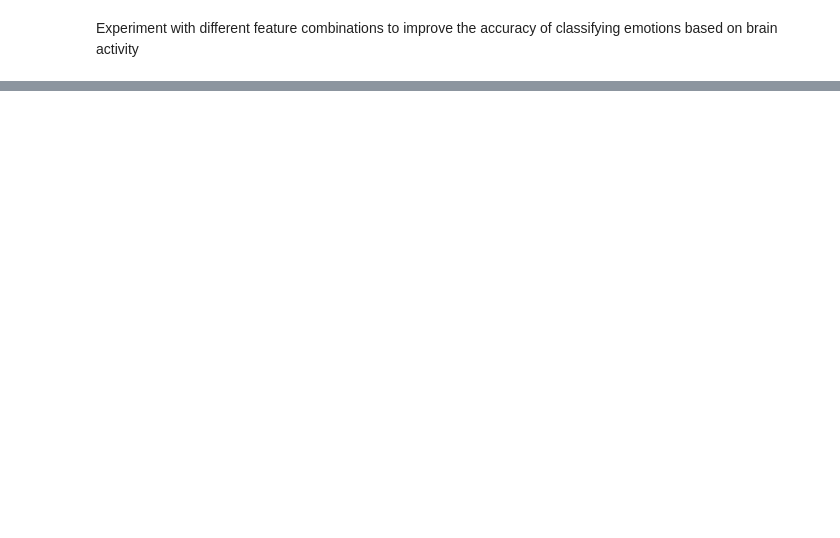
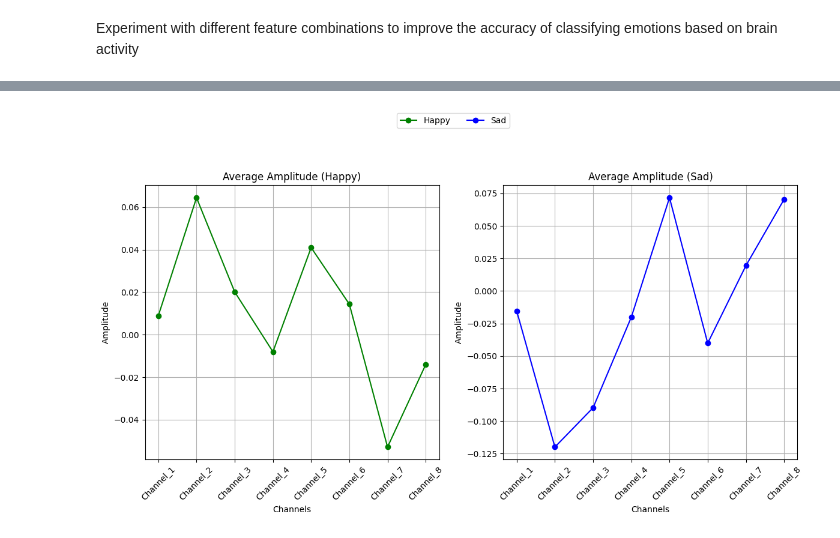
Before and after one commit to vinkrishna/ExpandingSenses, a Jupyter notebook: Chapter4.ipynb, the cells around one changed output, grey strips where cells are left out. Drawn from its saved outputs; the diff is of its cells as text; code cells hidden in the pictures; blank space fills up the shorter version.

```diff
--- a/Chapter4.ipynb
+++ b/Chapter4.ipynb
@@ -92,0 +169,60 @@ Experiment with different feature combinations to improve the accuracy of classi
+# %%
+import numpy as np
+import pandas as pd
+import matplotlib.pyplot as plt
+
+
+np.random.seed(42)
+
+# Simulate brain activity data (e.g., EEG signals)
+num_samples = 1000
+num_channels = 8
+brain_activity = np.random.randn(num_samples, num_channels)
+
+# Simulated emotion labels (e.g., "happy" or "sad")
+emotions = np.random.choice(["happy", "sad"], size=num_samples)
+
+# Creating a pandas DataFrame to store the data
+data = pd.DataFrame(brain_activity, columns=[f"Channel_{i+1}" for i in range(num_channels)])
+data["Emotion"] = emotions
+
+# Exploring the data and computing different features
+average_amplitude = data.select_dtypes(include=[np.number]).mean()  # Select numeric columns only
+frequency = np.fft.fft(brain_activity)
+
+# Create subplots for happy and sad emotions
+fig, axs = plt.subplots(1, 2, figsize=(12, 6))
+
+# Reset index of emotion Series and average_amplitude
+happy_emotion_mask = data["Emotion"] == "happy"
+happy_data = data.loc[happy_emotion_mask, data.columns[:-1]]
+
+sad_emotion_mask = data["Emotion"] == "sad"
+sad_data = data.loc[sad_emotion_mask, data.columns[:-1]]
+
+# Plot average amplitude for happy emotions (green)
+axs[0].plot(happy_data.mean(), marker='o', color='green', label='Happy')
+axs[0].set_title('Average Amplitude (Happy)')
+axs[0].set_xlabel('Channels')
+axs[0].set_ylabel('Amplitude')
+axs[0].set_xticks(range(num_channels))
+axs[0].set_xticklabels(happy_data.columns, rotation=45)
+axs[0].grid(True)
+
+# Plot average amplitude for sad emotions (blue)
+axs[1].plot(sad_data.mean(), marker='o', color='blue', label='Sad')
+axs[1].set_title('Average Amplitude (Sad)')
+axs[1].set_xlabel('Channels')
+axs[1].set_ylabel('Amplitude')
+axs[1].set_xticks(range(num_channels))
+axs[1].set_xticklabels(sad_data.columns, rotation=45)
+axs[1].grid(True)
+
+# Add a common legend
+fig.legend(loc='upper center', bbox_to_anchor=(0.5, 1.15), ncol=2)
+
+# Adjust layout and display plot
+plt.tight_layout()
+plt.show()
+# %% [output]
+[figure, added]
```
Also changed, not shown: parts of 4 cells of this notebook.
